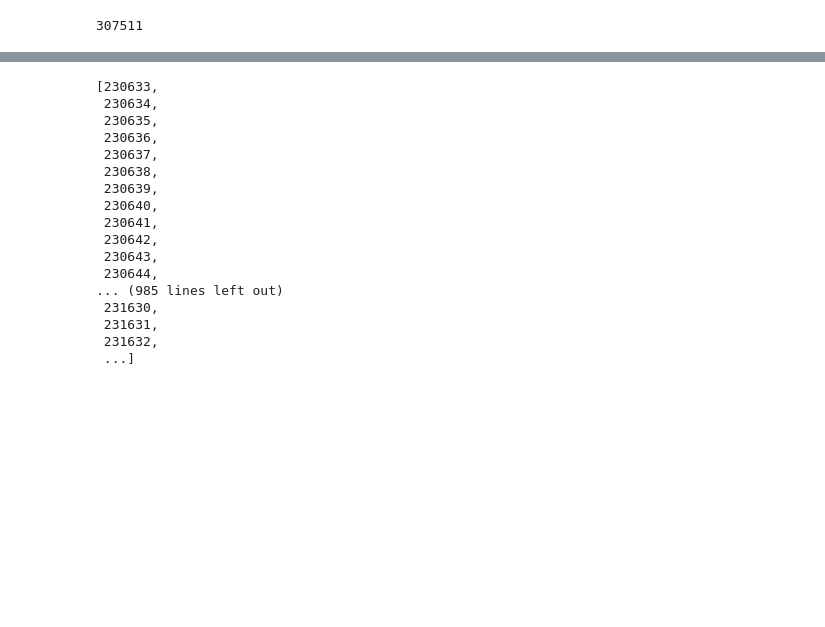
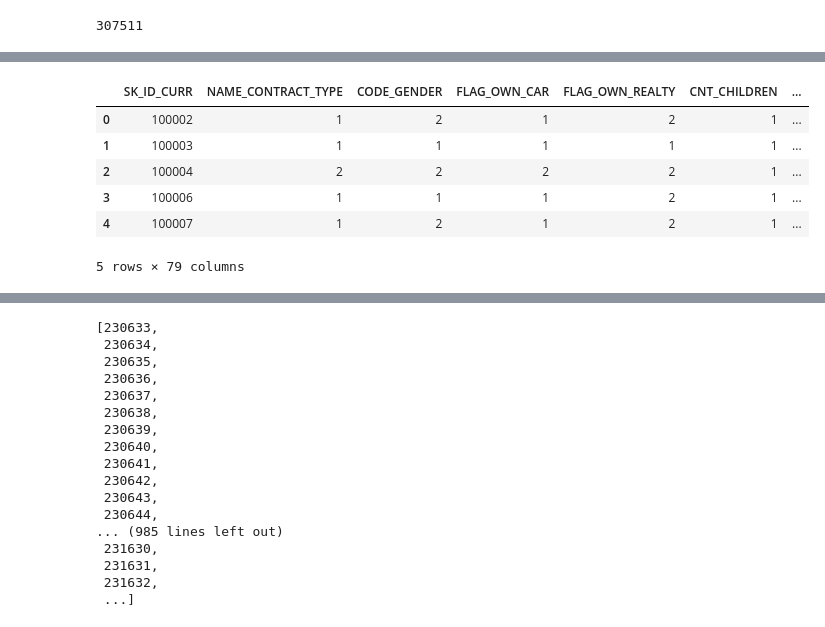
Before and after one commit to kugmax/fastai_learn, a Jupyter notebook: Home Credit Default Risk (only app).ipynb, the cells around one changed output, grey strips where cells are left out. Saved outputs shown, nothing was run; the diff lists cells and outputs as text; code cells hidden in the pictures; blank space fills up the shorter version.

```diff
--- a/Home Credit Default Risk (only app).ipynb
+++ b/Home Credit Default Risk (only app).ipynb
@@ -159,4 +139,14 @@ joined_test.reset_index()
 #idxs = get_cv_idxs(n, val_pct=150000/n)
 #joined_samp = joined.iloc[idxs].set_index("SK_ID_CURR")
 #samp_size = len(joined_samp); samp_size
+# %%
+joined.head()
+# %% [output]
+|  | SK_ID_CURR | NAME_CONTRACT_TYPE | CODE_GENDER | FLAG_OWN_CAR | FLAG_OWN_REALTY | CNT_CHILDREN | ... |
+| 0 | 100002 | 1 | 2 | 1 | 2 | 1 | ... |
+| 1 | 100003 | 1 | 1 | 1 | 1 | 1 | ... |
+| 2 | 100004 | 2 | 2 | 2 | 2 | 1 | ... |
+| 3 | 100006 | 1 | 1 | 1 | 2 | 1 | ... |
+| 4 | 100007 | 1 | 2 | 1 | 2 | 1 | ... |
+5 rows × 79 columns
 # %%
```
Also changed, not shown: parts of 29 cells of this notebook.
